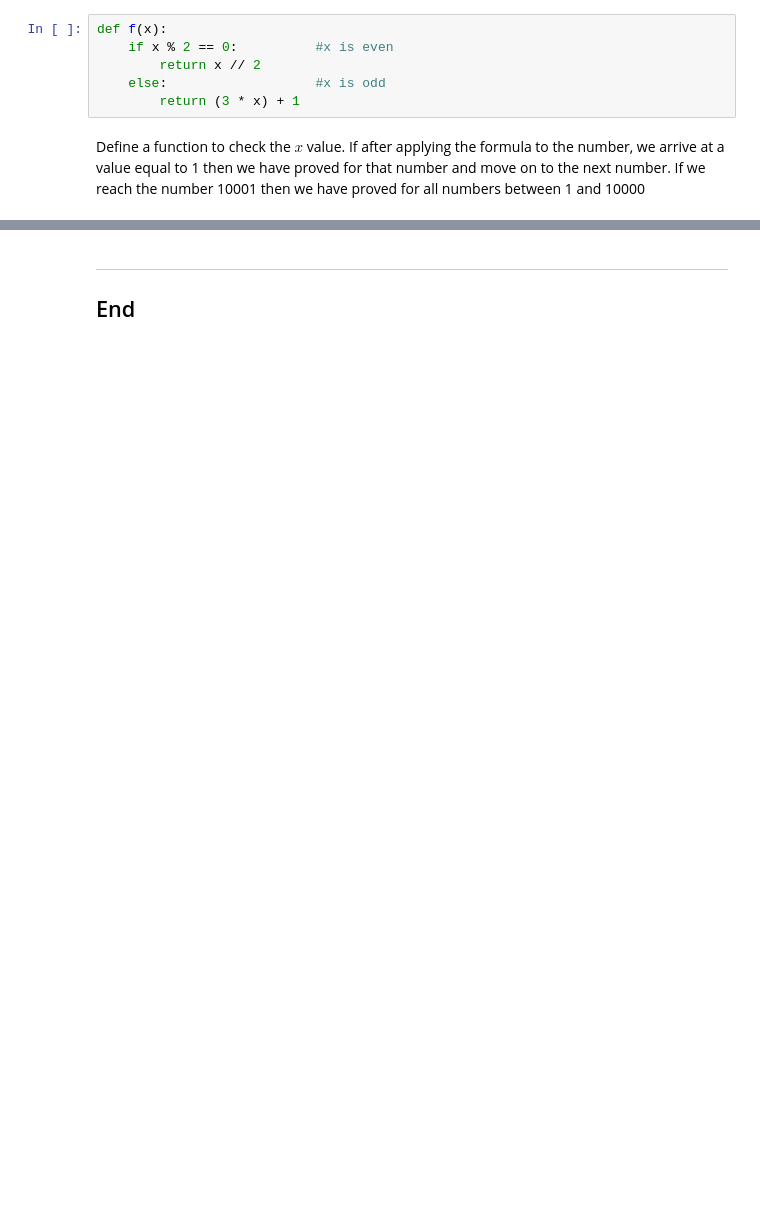
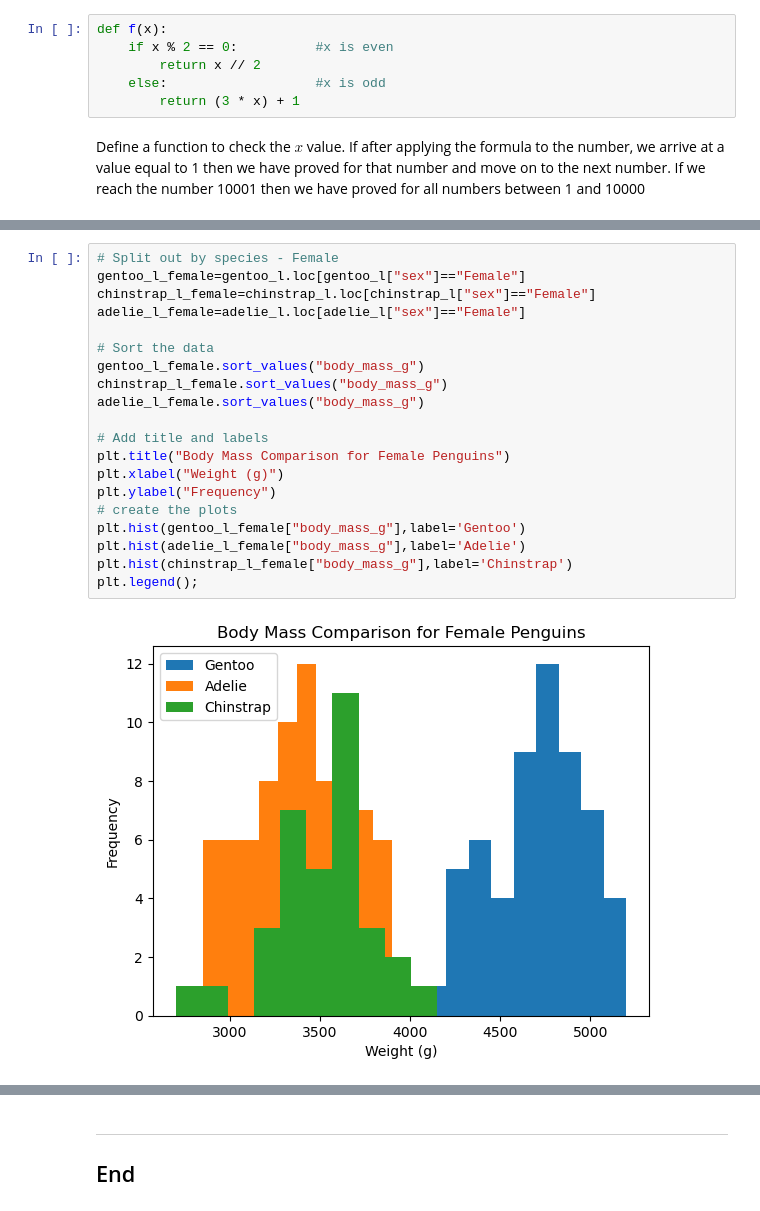
Before and after one commit to PeeBs68/mywork, a Jupyter notebook: tasks.ipynb, the cells around one changed output, grey strips where cells are left out. Saved outputs shown, nothing was run; the diff lists cells and outputs as text; blank space fills up the shorter version.

```diff
--- a/tasks.ipynb
+++ b/tasks.ipynb
@@ -57,0 +363,22 @@ indicating the conjecture is true for the first 10000 positive integers
+# %%
+# Split out by species - Female
+gentoo_l_female=gentoo_l.loc[gentoo_l["sex"]=="Female"]
+chinstrap_l_female=chinstrap_l.loc[chinstrap_l["sex"]=="Female"]
+adelie_l_female=adelie_l.loc[adelie_l["sex"]=="Female"]
+
+# Sort the data
+gentoo_l_female.sort_values("body_mass_g")
+chinstrap_l_female.sort_values("body_mass_g")
+adelie_l_female.sort_values("body_mass_g")
+
+# Add title and labels
+plt.title("Body Mass Comparison for Female Penguins")
+plt.xlabel("Weight (g)")
+plt.ylabel("Frequency")
+# create the plots
+plt.hist(gentoo_l_female["body_mass_g"],label='Gentoo')
+plt.hist(adelie_l_female["body_mass_g"],label='Adelie')
+plt.hist(chinstrap_l_female["body_mass_g"],label='Chinstrap')
+plt.legend();
+# %% [output]
+[figure, added]
```
Also changed, not shown: parts of 88 cells of this notebook.
